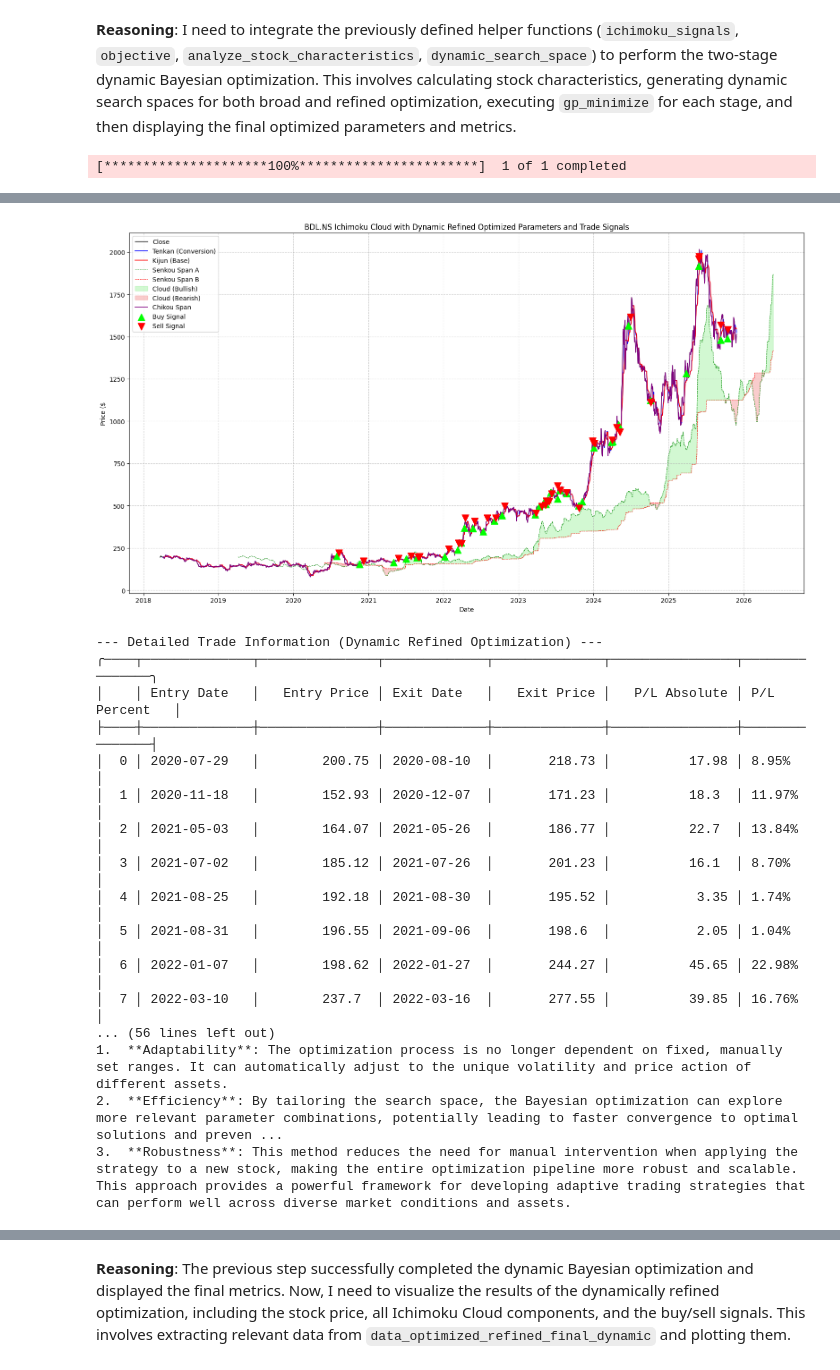
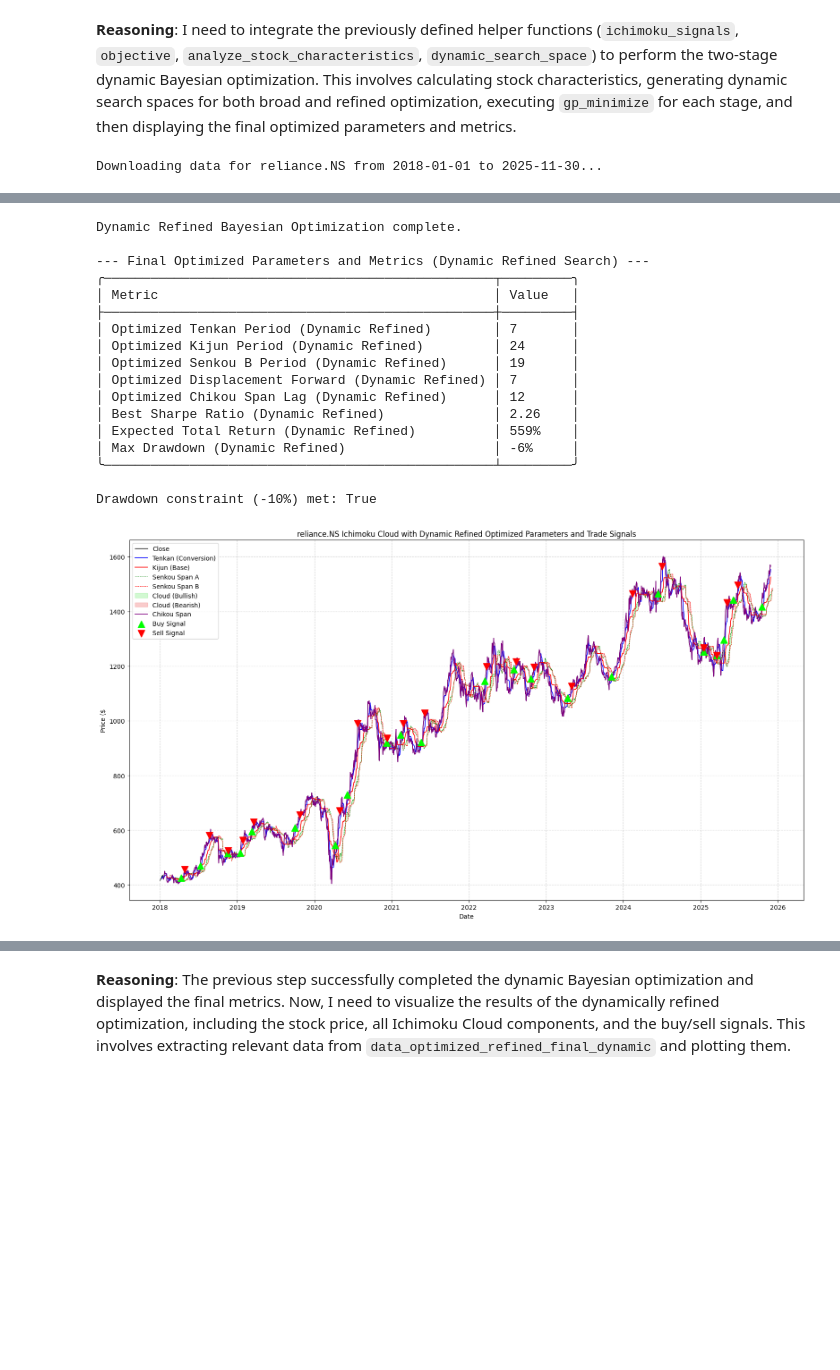
Before and after one commit to maduraiarm/Planets, a Jupyter notebook: optimized ichimoku strategy.ipynb, the cells around one changed output, grey strips where cells are left out. Drawn from its saved outputs; the diff is of its cells as text; code cells hidden in the pictures; blank space fills up the shorter version.

```diff
--- a/optimized ichimoku strategy.ipynb
+++ b/optimized ichimoku strategy.ipynb
@@ -2607,7 +2607,7 @@ import os
 import sys
 
 # --- 2. Customizable Parameters ---
-symbol = "BDL.NS"  # Stock ticker symbol
+symbol = "reliance.NS"  # Stock ticker symbol
 start_date = "2018-01-01" # Start date for historical data
 end_date = "2025-11-30"   # End date for historical data
 
@@ -3009,4 +3009,4 @@ print("2.  **Efficiency**: By tailoring the search space, the Bayesian optimizat
 print("3.  **Robustness**: This method reduces the need for manual intervention when applying the strategy to a new stock, making the entire optimization pipeline more robust and scalable.")
 print("This approach provides a powerful framework for developing adaptive trading strategies that can perform well across diverse market conditions and assets.")
 # %% [output]
-[*********************100%***********************]  1 of 1 completed
+Downloading data for reliance.NS from 2018-01-01 to 2025-11-30...
@@ -3049,18 +3031,18 @@ Drawdown constraint (-10%) met: True
+Dynamic Refined Bayesian Optimization complete.
+
+--- Final Optimized Parameters and Metrics (Dynamic Refined Search) ---
+╭──────────────────────────────────────────────────┬─────────╮
+│ Metric                                           │ Value   │
+├──────────────────────────────────────────────────┼─────────┤
+│ Optimized Tenkan Period (Dynamic Refined)        │ 7       │
+│ Optimized Kijun Period (Dynamic Refined)         │ 24      │
+│ Optimized Senkou B Period (Dynamic Refined)      │ 19      │
+│ Optimized Displacement Forward (Dynamic Refined) │ 7       │
+│ Optimized Chikou Span Lag (Dynamic Refined)      │ 12      │
+│ Best Sharpe Ratio (Dynamic Refined)              │ 2.26    │
+│ Expected Total Return (Dynamic Refined)          │ 559%    │
+│ Max Drawdown (Dynamic Refined)                   │ -6%     │
+╰──────────────────────────────────────────────────┴─────────╯
+
+Drawdown constraint (-10%) met: True
-[figure, old version]
+[figure, new version]
---- Detailed Trade Information (Dynamic Refined Optimization) ---
-╭────┬──────────────┬───────────────┬─────────────┬──────────────┬────────────────┬───────────────╮
-│    │ Entry Date   │   Entry Price │ Exit Date   │   Exit Price │   P/L Absolute │ P/L Percent   │
-├────┼──────────────┼───────────────┼─────────────┼──────────────┼────────────────┼───────────────┤
-│  0 │ 2020-07-29   │        200.75 │ 2020-08-10  │       218.73 │          17.98 │ 8.95%         │
-│  1 │ 2020-11-18   │        152.93 │ 2020-12-07  │       171.23 │          18.3  │ 11.97%        │
-│  2 │ 2021-05-03   │        164.07 │ 2021-05-26  │       186.77 │          22.7  │ 13.84%        │
-│  3 │ 2021-07-02   │        185.12 │ 2021-07-26  │       201.23 │          16.1  │ 8.70%         │
-│  4 │ 2021-08-25   │        192.18 │ 2021-08-30  │       195.52 │           3.35 │ 1.74%         │
-│  5 │ 2021-08-31   │        196.55 │ 2021-09-06  │       198.6  │           2.05 │ 1.04%         │
-│  6 │ 2022-01-07   │        198.62 │ 2022-01-27  │       244.27 │          45.65 │ 22.98%        │
-│  7 │ 2022-03-10   │        237.7  │ 2022-03-16  │       277.55 │          39.85 │ 16.76%        │
-... (56 lines left out)
-1.  **Adaptability**: The optimization process is no longer dependent on fixed, manually set ranges. It can automatically adjust to the unique volatility and price action of different assets.
-2.  **Efficiency**: By tailoring the search space, the Bayesian optimization can explore more relevant parameter combinations, potentially leading to faster convergence to optimal solutions and preven ...
-3.  **Robustness**: This method reduces the need for manual intervention when applying the strategy to a new stock, making the entire optimization pipeline more robust and scalable.
-This approach provides a powerful framework for developing adaptive trading strategies that can perform well across diverse market conditions and assets.
```
Also changed, not shown: parts of 1 cell of this notebook.
